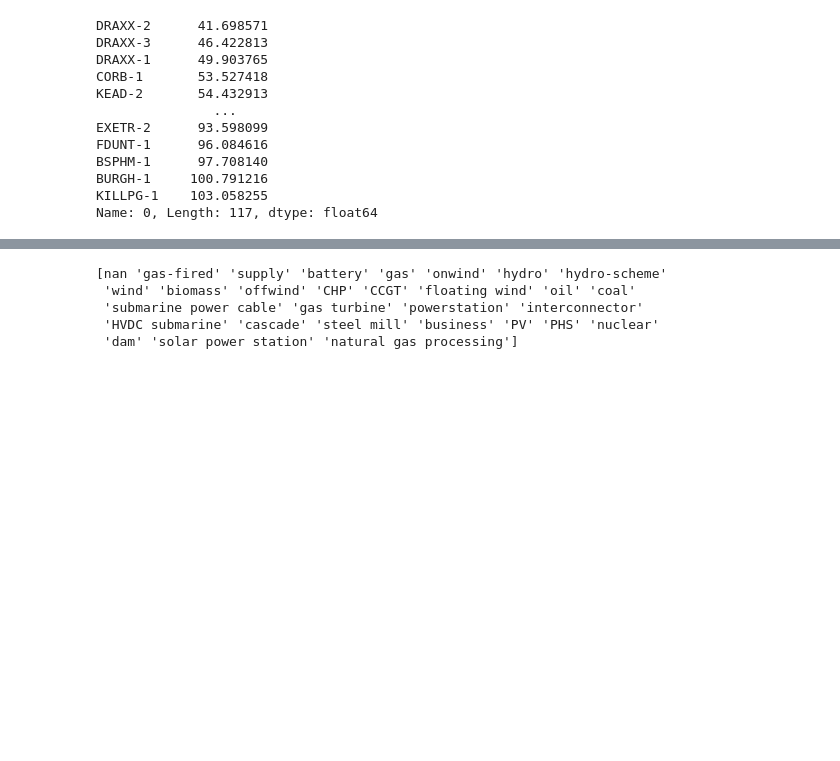
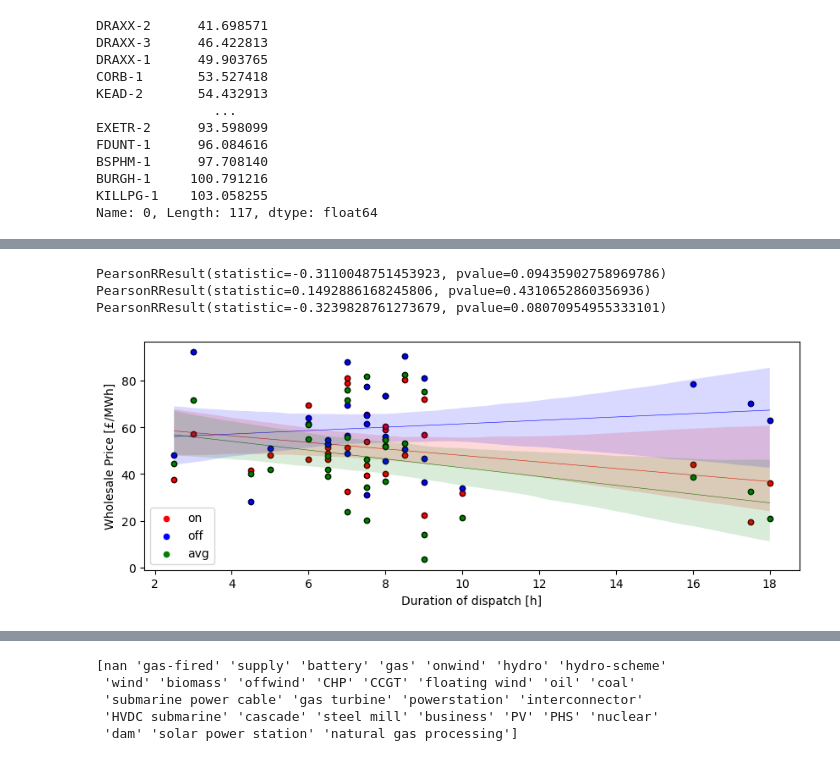
Before and after one commit to LukasFrankenQ/LMP, a Jupyter notebook: notebooks/get_generator_marginals.ipynb, the cells around one changed output, grey strips where cells are left out. Drawn from its saved outputs; the diff is of its cells as text; code cells hidden in the pictures; blank space fills up the shorter version.

```diff
--- a/notebooks/get_generator_marginals.ipynb
+++ b/notebooks/get_generator_marginals.ipynb
@@ -202,0 +249,68 @@ def get_bmu_price_distribution(dispatch, prices, visval=False, **kwargs):
+# %%
+on_prices, off_prices, lengths = get_bmu_price_distribution(
+    bmus[unit],
+    prices,
+    visval=False,
+    method='all',
+    neighbour_filter=10,
+    return_length=True
+    )
+# %%
+avg_prices = get_bmu_price_distribution(
+    bmus[unit],
+    prices,
+    visval=False,
+    method='avg',
+    neighbour_filter=10,
+    return_length=False
+    )[0]
+# %%
+import seaborn as sns
+from scipy.stats import pearsonr
+
+df = pd.DataFrame({
+    'on': on_prices,
+    'off': off_prices,
+    'length': lengths,
+    'avg_prices': avg_prices,
+})
+df['length'] = df['length'].apply(lambda x: x.total_seconds() / 60 / 60)
+
+df = df.loc[df['length'] < 24]
+
+fig, ax = plt.subplots(1, 1, figsize=(10, 3.5))
+
+df.plot.scatter(x='length', y='on', ax=ax, color='r', label='on')
+sns.regplot(
+    data=df, x='length', y='on', ax=ax, color='r',
+    line_kws={"linewidth": 0.4, "zorder": 0},
+    scatter_kws={"s": 20, "alpha": 0.8, "edgecolor": "k"}
+    )
+print(pearsonr(df['length'], df['on']))
+
+df.plot.scatter(x='length', y='off', ax=ax, color='blue', label='off')
+sns.regplot(
+    data=df, x='length', y='off', ax=ax, color='blue',
+    line_kws={"linewidth": 0.4, "zorder": 0},
+    scatter_kws={"s": 20, "alpha": 0.8, "edgecolor": "k"}
+    )
+print(pearsonr(df['length'], df['off']))
+
+df.plot.scatter(x='length', y='avg_prices', ax=ax, color='green', label='avg')
+sns.regplot(
+    data=df, x='length', y='avg_prices', ax=ax, color='green',
+    line_kws={"linewidth": 0.4, "zorder": 0},
+    scatter_kws={"s": 20, "alpha": 0.8, "edgecolor": "k"}
+    )
+print(pearsonr(df['length'], df['avg_prices']))
+
+ax.legend()
+ax.set_ylabel('Wholesale Price [£/MWh]')
+ax.set_xlabel('Duration of dispatch [h]')
+
+plt.show()
+# %% [output]
+PearsonRResult(statistic=-0.3110048751453923, pvalue=0.09435902758969786)
+PearsonRResult(statistic=0.1492886168245806, pvalue=0.4310652860356936)
+PearsonRResult(statistic=-0.3239828761273679, pvalue=0.08070954955333101)
+[figure, added]
```
Also changed, not shown: parts of 20 cells of this notebook, 1 other file.
